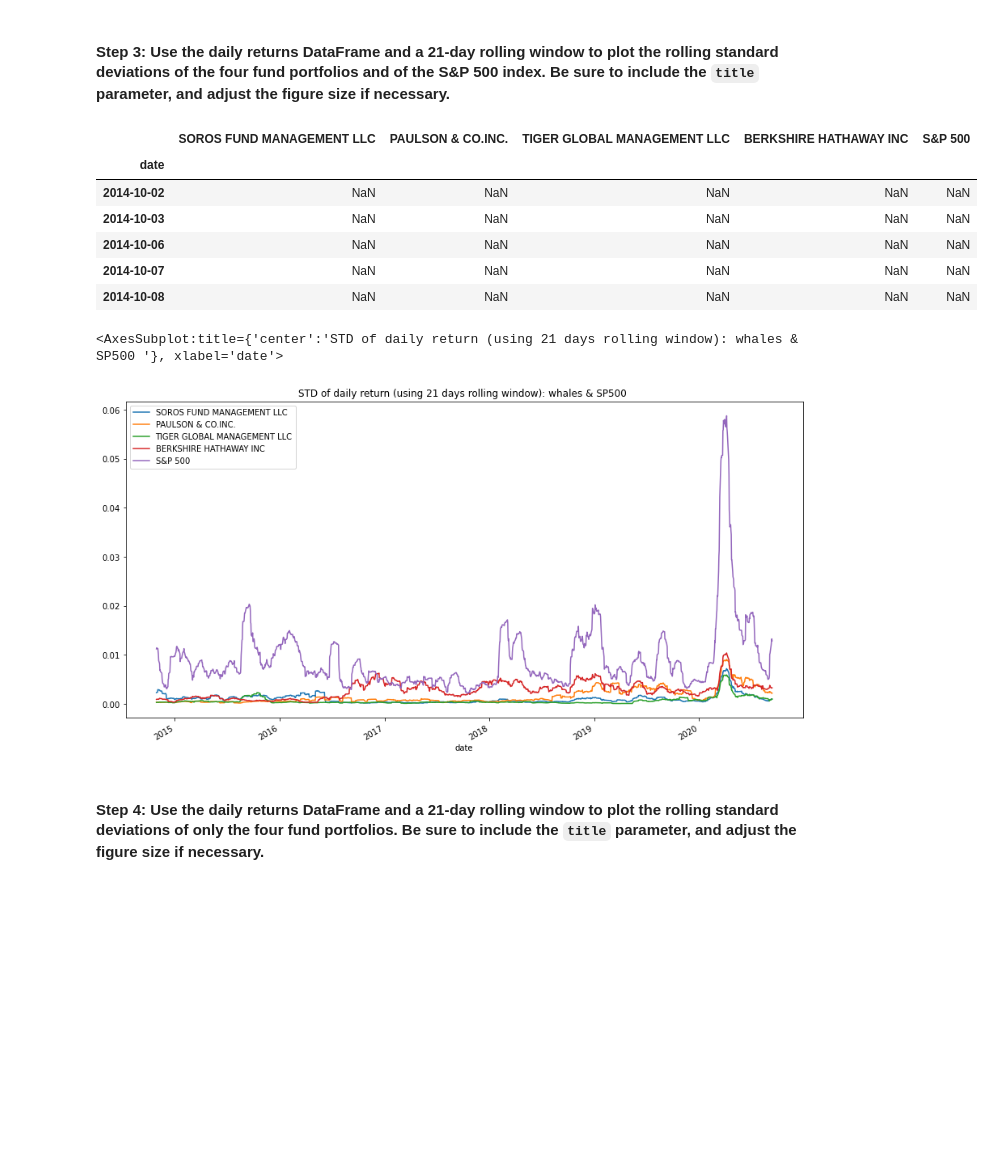
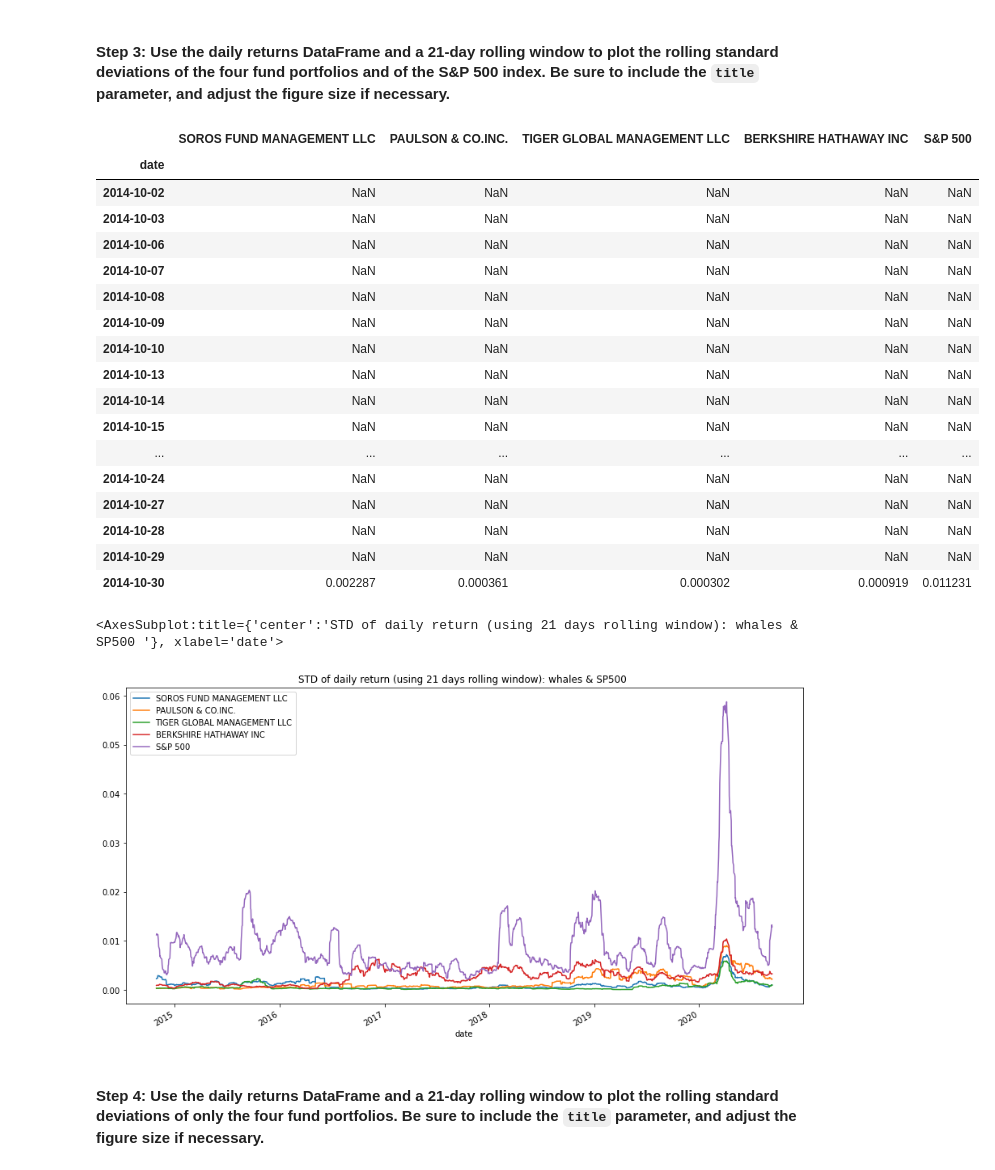
Before and after one commit to TaoNYC/columbia_fintech, a Jupyter notebook: Challenge_4_Quantative_Portfolio_Analysis_On_Hedge_Funds/risk_return_analysis.ipynb, the cells around one changed output. Drawn from its saved outputs; the diff is of its cells as text; code cells hidden in the pictures; blank space fills up the shorter version.

```diff
--- a/Challenge_4_Quantative_Portfolio_Analysis/risk_return_analysis.ipynb
+++ b/Challenge_4_Quantative_Portfolio_Analysis_On_Hedge_Funds/risk_return_analysis.ipynb
@@ -319,18 +319,29 @@ dtype: float64
 # %%
 # Using the daily returns DataFrame and a 21-day rolling window,
 # plot the rolling standard deviation of the 4 portfolios and the S&P 500
 # Include a title parameter and adjust the figure size
 # YOUR CODE HERE
-display(daily_return_whales_nav_df.rolling(window=21).std().head(5))
+display(daily_return_whales_nav_df.rolling(window=21).std().head(21))
 daily_return_whales_nav_df.rolling(window=21).std().plot(figsize=(15,8),title = 'STD of daily return (using 21 days rolling window): whales & SP500 ')
 # %% [output]
 |  | SOROS FUND MANAGEMENT LLC | PAULSON & CO.INC. | TIGER GLOBAL MANAGEMENT LLC | BERKSHIRE HATHAWAY INC | S&P 500 |
 | date |  |  |  |  |  |
 | 2014-10-02 | NaN | NaN | NaN | NaN | NaN |
 | 2014-10-03 | NaN | NaN | NaN | NaN | NaN |
 | 2014-10-06 | NaN | NaN | NaN | NaN | NaN |
 | 2014-10-07 | NaN | NaN | NaN | NaN | NaN |
 | 2014-10-08 | NaN | NaN | NaN | NaN | NaN |
+| 2014-10-09 | NaN | NaN | NaN | NaN | NaN |
+| 2014-10-10 | NaN | NaN | NaN | NaN | NaN |
+| 2014-10-13 | NaN | NaN | NaN | NaN | NaN |
+| 2014-10-14 | NaN | NaN | NaN | NaN | NaN |
+| 2014-10-15 | NaN | NaN | NaN | NaN | NaN |
+| ... | ... | ... | ... | ... | ... |
+| 2014-10-24 | NaN | NaN | NaN | NaN | NaN |
+| 2014-10-27 | NaN | NaN | NaN | NaN | NaN |
+| 2014-10-28 | NaN | NaN | NaN | NaN | NaN |
+| 2014-10-29 | NaN | NaN | NaN | NaN | NaN |
+| 2014-10-30 | 0.002287 | 0.000361 | 0.000302 | 0.000919 | 0.011231 |
 <AxesSubplot:title={'center':'STD of daily return (using 21 days rolling window): whales & SP500 '}, xlabel='date'>
 [figure]
 # %% [markdown]
```
Also changed, not shown: parts of 9 cells of this notebook, 7 other files.
